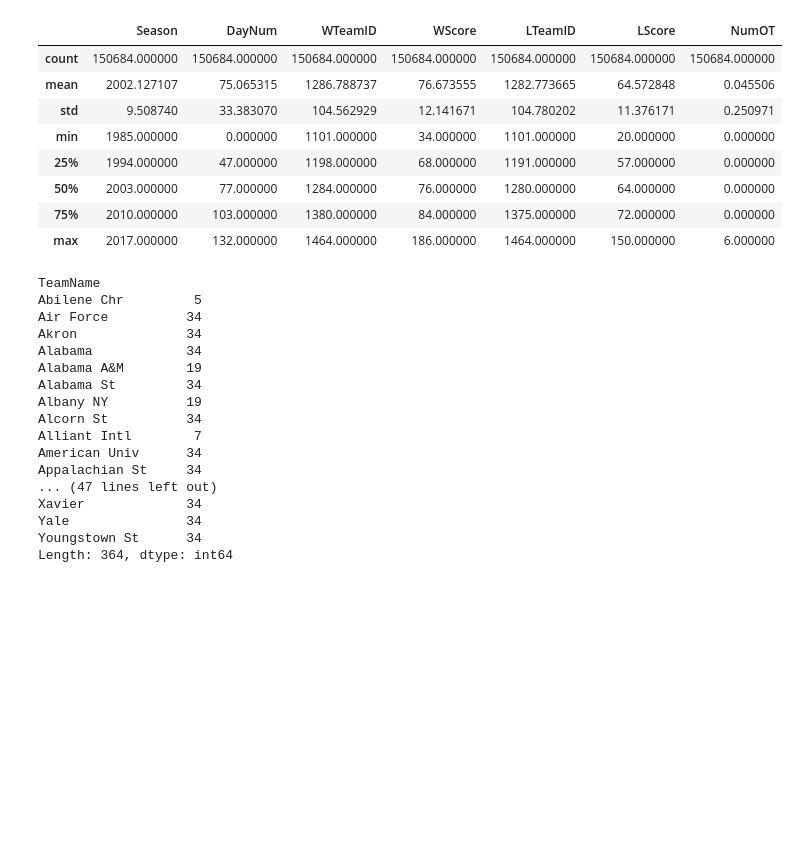
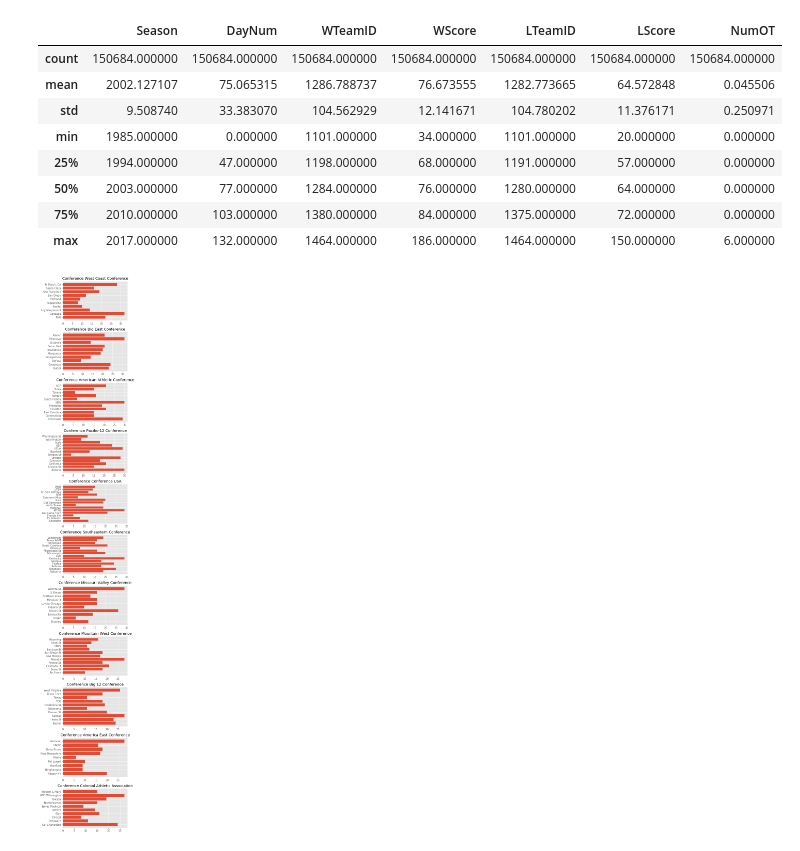
Before and after one commit to ssharif6/NCAA-March-Maddness, a Jupyter notebook: Final Resource.ipynb, the cells around one changed output. Saved outputs shown, nothing was run; the diff lists cells and outputs as text; code cells hidden in the pictures; blank space fills up the shorter version.

```diff
--- a/Final Resource.ipynb
+++ b/Final Resource.ipynb
@@ -122,44 +122,44 @@ regCompRes.describe()
 | 75% | 2010.000000 | 103.000000 | 1380.000000 | 84.000000 | 1375.000000 | 72.000000 | 0.000000 |
 | max | 2017.000000 | 132.000000 | 1464.000000 | 186.000000 | 1464.000000 | 150.000000 | 6.000000 |
 # %%
-# Total number of wins per teamID since 1985
-winsDF = regCompRes.groupby('WTeamID').size().to_frame().reset_index()
+# Total number of wins per teamID in 2017
+winsDF = regCompRes.loc[regCompRes['Season'] == 2017].groupby('WTeamID').size().to_frame().reset_index()
 winsDF.columns = ["TeamID", "Wins"] # rename columns
 
 teamConfNoSea = teamConf.copy()
 del teamConfNoSea['Season']
 
 
 wins_df = pd.merge(winsDF,teams,on='TeamID')
 wins_df = pd.merge(wins_df, teamConf, on='TeamID')
 wins_df = pd.merge(wins_df, conf, on = 'ConfAbbrev')
 
 del wins_df['TeamID']
 del wins_df['FirstD1Season']
 del wins_df['LastD1Season']
 del wins_df['ConfAbbrev']
 
-wins_df = wins_df.groupby('TeamName').size()
-print(wins_df)
+wins_df = wins_df.loc[wins_df['Season'] == 2017]
+wins_df= wins_df.sort_values(by=['Wins'], ascending = False)
+
+wins_df.rename(columns={'Description':'Conference Name'}, inplace=True)
 
 
+conferences = wins_df['Conference Name'].unique()
+fig, axes = plt.subplots(ncols=1, nrows=11, figsize=(5,30))
+for i, ax in enumerate(axes.flat):
+    conf_data = wins_df.loc[wins_df['Conference Name'] == conferences[i]].dropna()
+    ax.barh(conf_data['TeamName'], conf_data['Wins'])
+    ax.set_title("Conference " + conferences[i])
+plt.tight_layout(pad=0.4, w_pad=0.5, h_pad=1.0)
+plt.show()
+
+#print(wins_df)
+
+
+# for conference in wins_df.Description.unique:
+#      wins_df.loc[wins_df['Description'] == conference]
+
 # plt.barh(wins_df['TeamName'], wins_df['Wins'])
-# plt.show()
 # %% [output]
-TeamName
-Abilene Chr         5
-Air Force          34
-Akron              34
-Alabama            34
-Alabama A&M        19
-Alabama St         34
-Albany NY          19
-Alcorn St          34
-Alliant Intl        7
-American Univ      34
-Appalachian St     34
-... (47 lines left out)
-Xavier             34
-Yale               34
-Youngstown St      34
-Length: 364, dtype: int64
+[figure, added]
```
